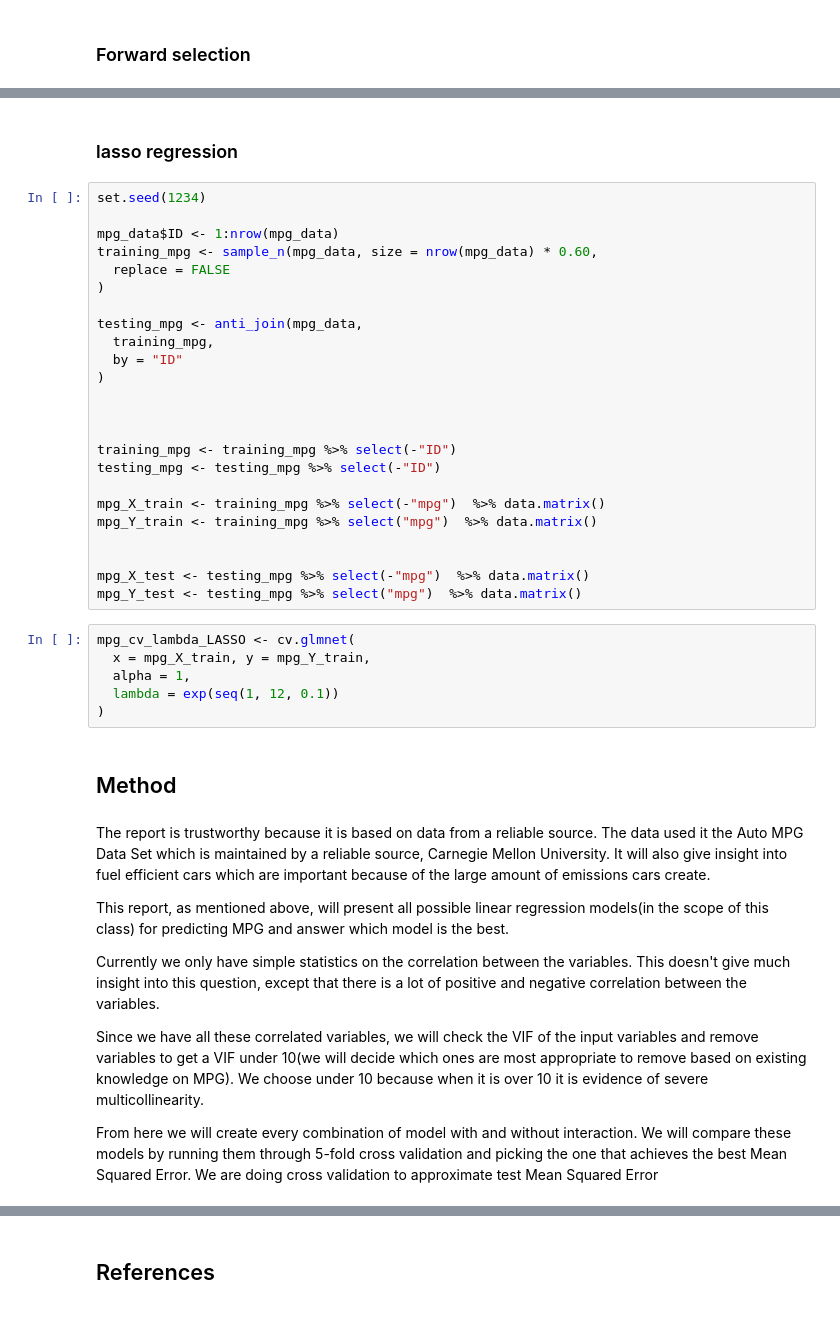
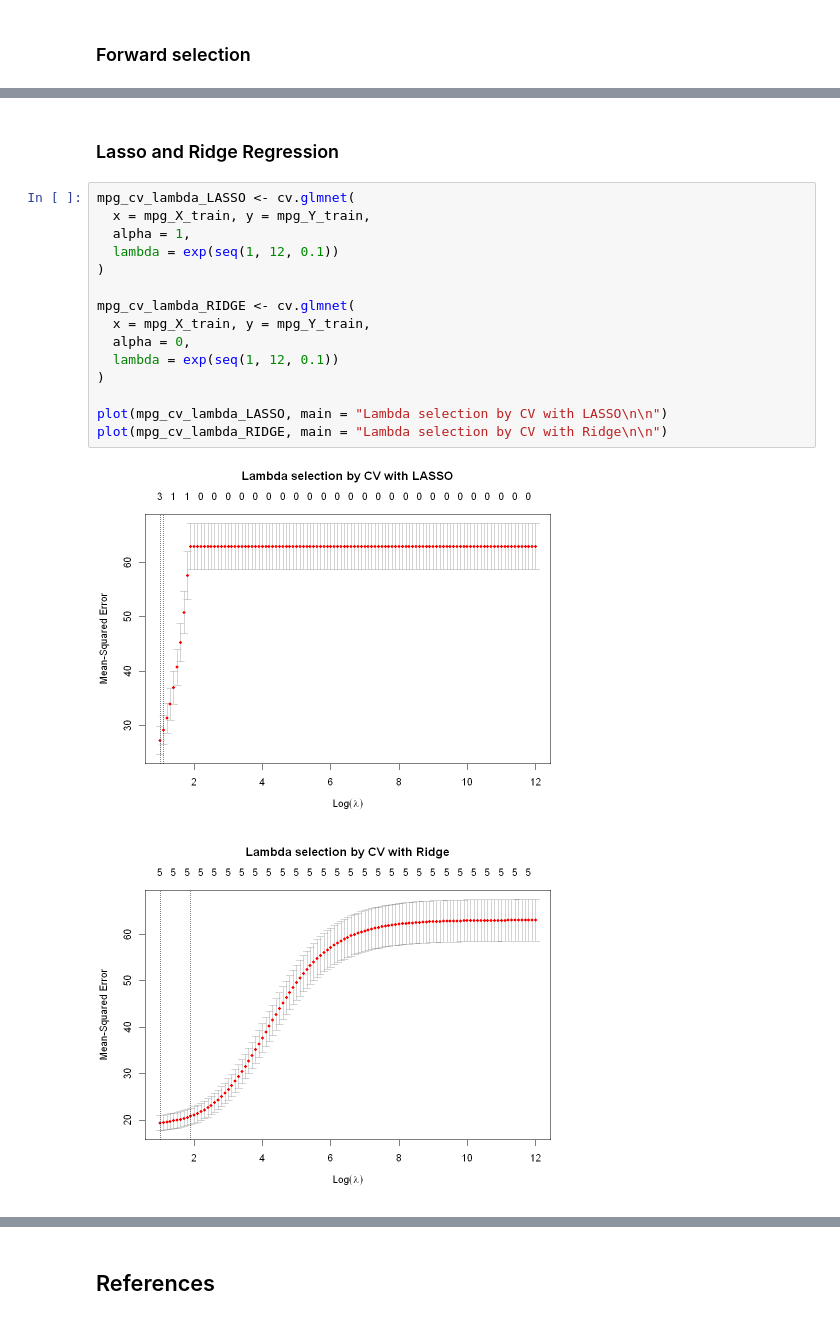
Before and after one commit to Jingfei-li/stat301-project, a Jupyter notebook: project_proposal.ipynb, the cells around one changed output, grey strips where cells are left out. Saved outputs shown, nothing was run; the diff lists cells and outputs as text.

```diff
--- a/project_proposal.ipynb
+++ b/project_proposal.ipynb
@@ -269,44 +291,20 @@ plot(summary(mpg_forward_sel)$cp,
 # %% [markdown]
-### lasso regression
+### Lasso and Ridge Regression
-# %%
-set.seed(1234)
-
-mpg_data$ID <- 1:nrow(mpg_data)
-training_mpg <- sample_n(mpg_data, size = nrow(mpg_data) * 0.60,
-  replace = FALSE
-)
-
-testing_mpg <- anti_join(mpg_data,
-  training_mpg,
-  by = "ID"
-)
-
-
-
-training_mpg <- training_mpg %>% select(-"ID")
-testing_mpg <- testing_mpg %>% select(-"ID")
-
-mpg_X_train <- training_mpg %>% select(-"mpg")  %>% data.matrix()
-mpg_Y_train <- training_mpg %>% select("mpg")  %>% data.matrix()
-
-
-mpg_X_test <- testing_mpg %>% select(-"mpg")  %>% data.matrix()
-mpg_Y_test <- testing_mpg %>% select("mpg")  %>% data.matrix()
 # %%
 mpg_cv_lambda_LASSO <- cv.glmnet(
   x = mpg_X_train, y = mpg_Y_train,
   alpha = 1,
   lambda = exp(seq(1, 12, 0.1))
 )
+
+mpg_cv_lambda_RIDGE <- cv.glmnet(
+  x = mpg_X_train, y = mpg_Y_train,
+  alpha = 0,
+  lambda = exp(seq(1, 12, 0.1))
+)
+
+plot(mpg_cv_lambda_LASSO, main = "Lambda selection by CV with LASSO\n\n")
+plot(mpg_cv_lambda_RIDGE, main = "Lambda selection by CV with Ridge\n\n")
+# %% [output]
+[figure, added]
+[figure, added]
-# %% [markdown]
-## Method
-# %% [markdown]
-The report is trustworthy because it is based on data from a reliable source. The data used it the Auto MPG Data Set which is maintained by a reliable source, Carnegie Mellon University. It will also give insight into fuel efficient cars which are important because of the large amount of emissions cars create.
-
-This report, as mentioned above, will present all possible linear regression models(in the scope of this class) for predicting MPG and answer which model is the best.
-
-Currently we only have simple statistics on the correlation between the variables. This doesn't give much insight into this question, except that there is a lot of positive and negative correlation between the variables.
-
-Since we have all these correlated variables, we will check the VIF of the input variables and remove variables to get a VIF under 10(we will decide which ones are most appropriate to remove based on existing knowledge on MPG). We choose under 10 because when it is over 10 it is evidence of severe multicollinearity.
-
-From here we will create every combination of model with and without interaction. We will compare these models by running them through 5-fold cross validation and picking the one that achieves the best Mean Squared Error. We are doing cross validation to approximate test Mean Squared Error
```
Also changed, not shown: parts of 29 cells of this notebook.
